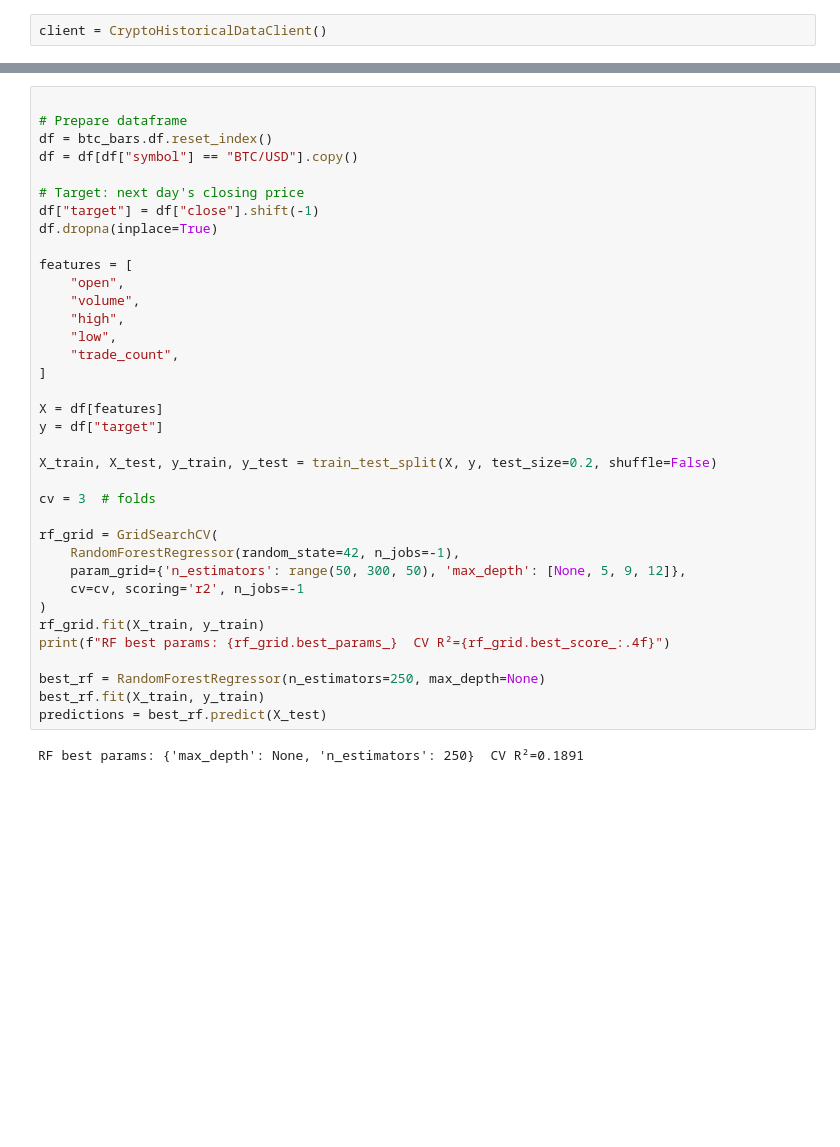
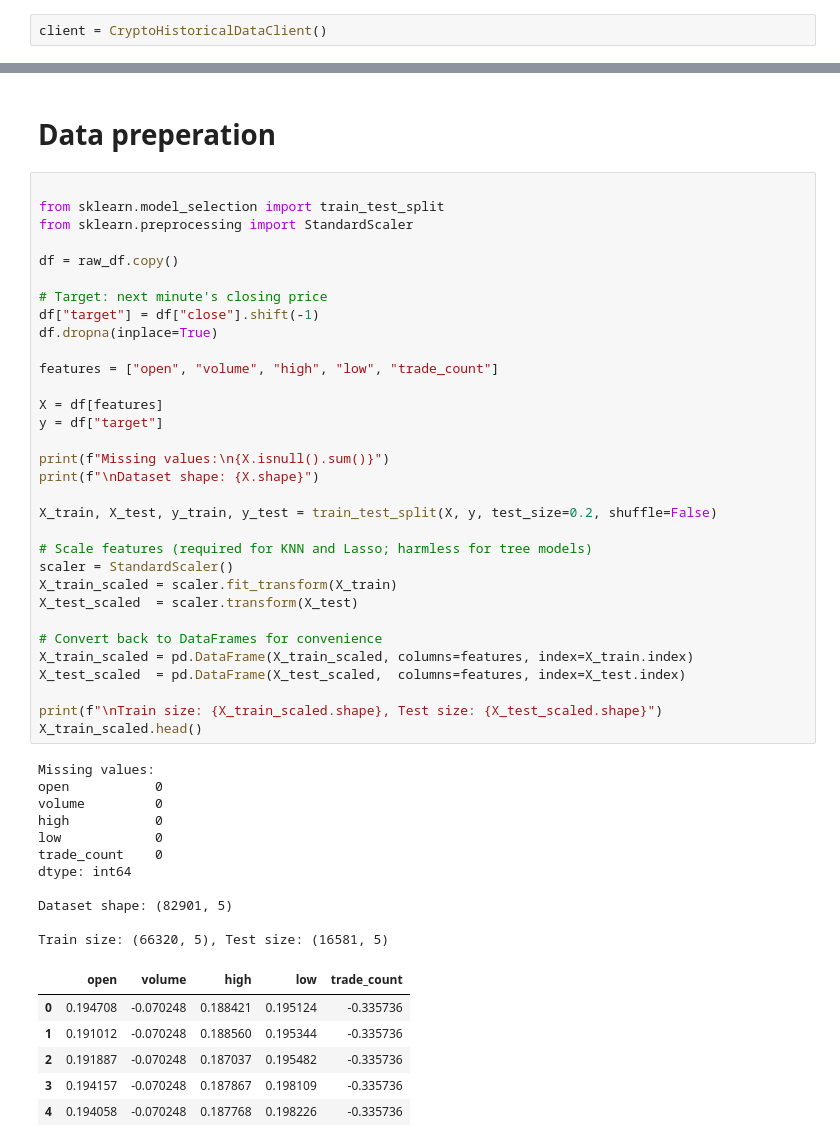
Before and after one commit to DavidAkerlind/stock_predicter, a Jupyter notebook: bitcoin_predict.ipynb, the cells around one changed output, grey strips where cells are left out. Cells and saved outputs as stored; diff of their text form; blank space fills up the shorter version.

```diff
--- a/bitcoin_predict.ipynb
+++ b/bitcoin_predict.ipynb
@@ -47,38 +40,52 @@ btc_bars.df
+# %% [markdown]
+# Data preperation
 # %%
 
-# Prepare dataframe
-df = btc_bars.df.reset_index()
-df = df[df["symbol"] == "BTC/USD"].copy()
+from sklearn.model_selection import train_test_split
+from sklearn.preprocessing import StandardScaler
 
-# Target: next day's closing price
+df = raw_df.copy()
+
+# Target: next minute's closing price
 df["target"] = df["close"].shift(-1)
 df.dropna(inplace=True)
 
-features = [
-    "open",
-    "volume",
-    "high",
-    "low",
-    "trade_count",
-]
+features = ["open", "volume", "high", "low", "trade_count"]
 
 X = df[features]
 y = df["target"]
 
+print(f"Missing values:\n{X.isnull().sum()}")
+print(f"\nDataset shape: {X.shape}")
+
 X_train, X_test, y_train, y_test = train_test_split(X, y, test_size=0.2, shuffle=False)
 
-cv = 3  # folds
+# Scale features (required for KNN and Lasso; harmless for tree models)
+scaler = StandardScaler()
+X_train_scaled = scaler.fit_transform(X_train)
+X_test_scaled  = scaler.transform(X_test)
 
-rf_grid = GridSearchCV(
-    RandomForestRegressor(random_state=42, n_jobs=-1),
-    param_grid={'n_estimators': range(50, 300, 50), 'max_depth': [None, 5, 9, 12]},
-    cv=cv, scoring='r2', n_jobs=-1
-)
-rf_grid.fit(X_train, y_train)
-print(f"RF best params: {rf_grid.best_params_}  CV R²={rf_grid.best_score_:.4f}")
+# Convert back to DataFrames for convenience
+X_train_scaled = pd.DataFrame(X_train_scaled, columns=features, index=X_train.index)
+X_test_scaled  = pd.DataFrame(X_test_scaled,  columns=features, index=X_test.index)
 
-best_rf = RandomForestRegressor(n_estimators=250, max_depth=None)
-best_rf.fit(X_train, y_train)
-predictions = best_rf.predict(X_test)
+print(f"\nTrain size: {X_train_scaled.shape}, Test size: {X_test_scaled.shape}")
+X_train_scaled.head()
 # %% [output]
-RF best params: {'max_depth': None, 'n_estimators': 250}  CV R²=0.1891
+Missing values:
+open           0
+volume         0
+high           0
+low            0
+trade_count    0
+dtype: int64
+
+Dataset shape: (82901, 5)
+
+Train size: (66320, 5), Test size: (16581, 5)
+|  | open | volume | high | low | trade_count |
+| 0 | 0.194708 | -0.070248 | 0.188421 | 0.195124 | -0.335736 |
+| 1 | 0.191012 | -0.070248 | 0.188560 | 0.195344 | -0.335736 |
+| 2 | 0.191887 | -0.070248 | 0.187037 | 0.195482 | -0.335736 |
+| 3 | 0.194157 | -0.070248 | 0.187867 | 0.198109 | -0.335736 |
+| 4 | 0.194058 | -0.070248 | 0.187768 | 0.198226 | -0.335736 |
```
Also changed, not shown: parts of 14 cells of this notebook, 4 other files.
